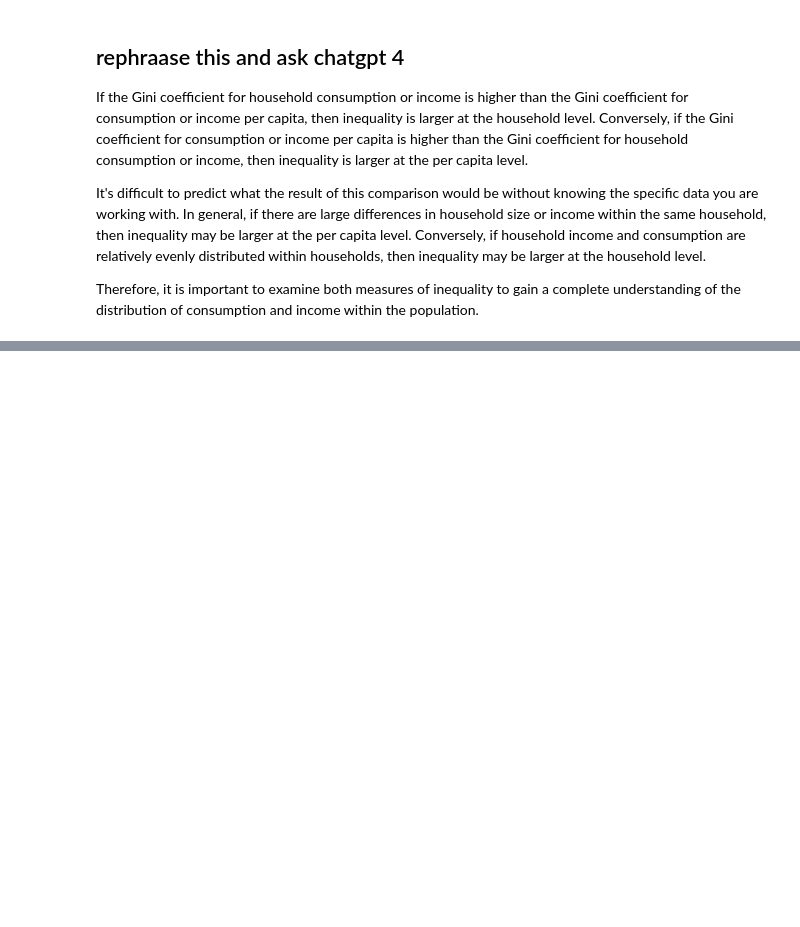
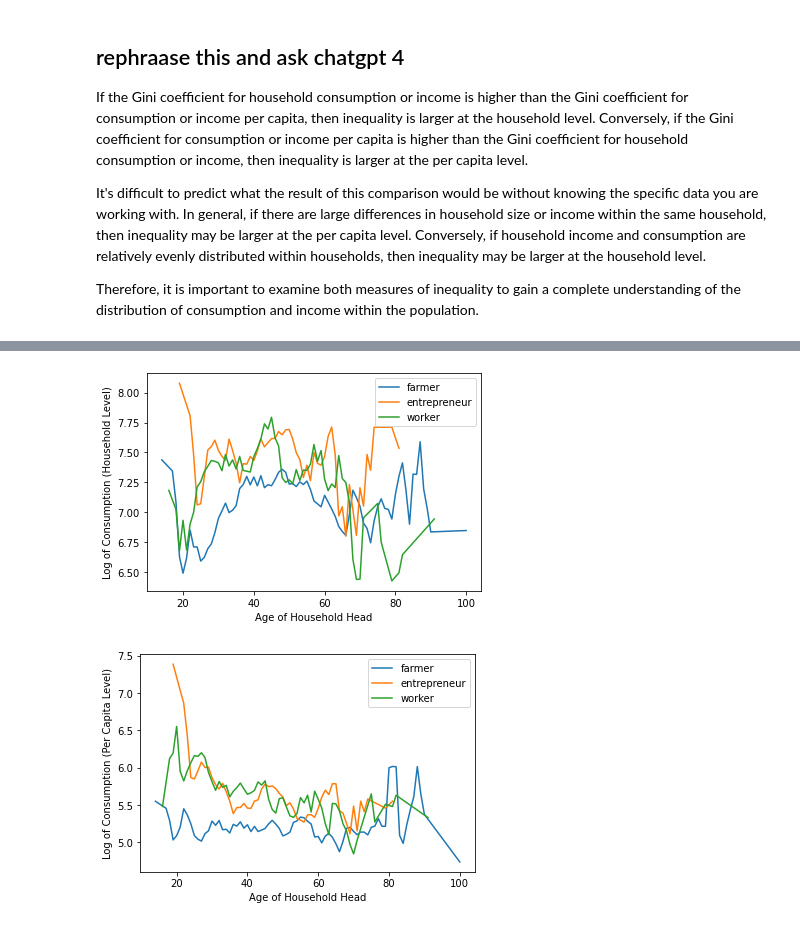
Before and after one commit to ArifShahrin/B162404, a Jupyter notebook: B162404_ ver 1.ipynb, the cells around one changed output, grey strips where cells are left out. Cells and saved outputs as stored; diff of their text form; code cells hidden in the pictures; blank space fills up the shorter version.

```diff
--- a/B162404_ ver 1.ipynb
+++ b/B162404_ ver 1.ipynb
@@ -94,0 +229,45 @@ Therefore, it is important to examine both measures of inequality to gain a comp
+# %%
+import pandas as pd
+import numpy as np
+import matplotlib.pyplot as plt
+
+# Code to read and preprocess the data (df1) goes here
+
+# Create a new column with the log of consumption at the household level and per capita level
+df1['log_consumption'] = np.log(df1['consumption'])
+df1['log_consumption_per_capita'] = np.log(df1['consumption'] / df1['familysize'])
+
+# Group the data by occupation and age of the household head, and calculate the mean log consumption in each group
+grouped_data = df1.groupby(['occupation', 'head_age']).mean()[['log_consumption', 'log_consumption_per_capita']]
+
+# Apply a rolling mean with a window size of 3 to the grouped data
+rolling_mean_window = 3
+grouped_data_rolling_mean = grouped_data.rolling(window=rolling_mean_window, min_periods=1).mean()
+
+# Reset the index to make it easier to plot the data
+grouped_data_rolling_mean.reset_index(inplace=True)
+
+# Plot the life-cycle of the log of consumption at the household level across occupational groups
+for occupation in ['farmer', 'entrepreneur', 'worker']:
+    plt.plot(grouped_data_rolling_mean[grouped_data_rolling_mean['occupation'] == occupation]['head_age'],
+             grouped_data_rolling_mean[grouped_data_rolling_mean['occupation'] == occupation]['log_consumption'],
+             label=occupation)
+
+plt.xlabel('Age of Household Head')
+plt.ylabel('Log of Consumption (Household Level)')
+plt.legend()
+plt.show()
+
+# Plot the life-cycle of the log of consumption at the per capita level across occupational groups
+for occupation in ['farmer', 'entrepreneur', 'worker']:
+    plt.plot(grouped_data_rolling_mean[grouped_data_rolling_mean['occupation'] == occupation]['head_age'],
+             grouped_data_rolling_mean[grouped_data_rolling_mean['occupation'] == occupation]['log_consumption_per_capita'],
+             label=occupation)
+
+plt.xlabel('Age of Household Head')
+plt.ylabel('Log of Consumption (Per Capita Level)')
+plt.legend()
+plt.show()
+# %% [output]
+[figure, added]
+[figure, added]
```
Also changed, not shown: parts of 24 cells of this notebook, 2 other files.
